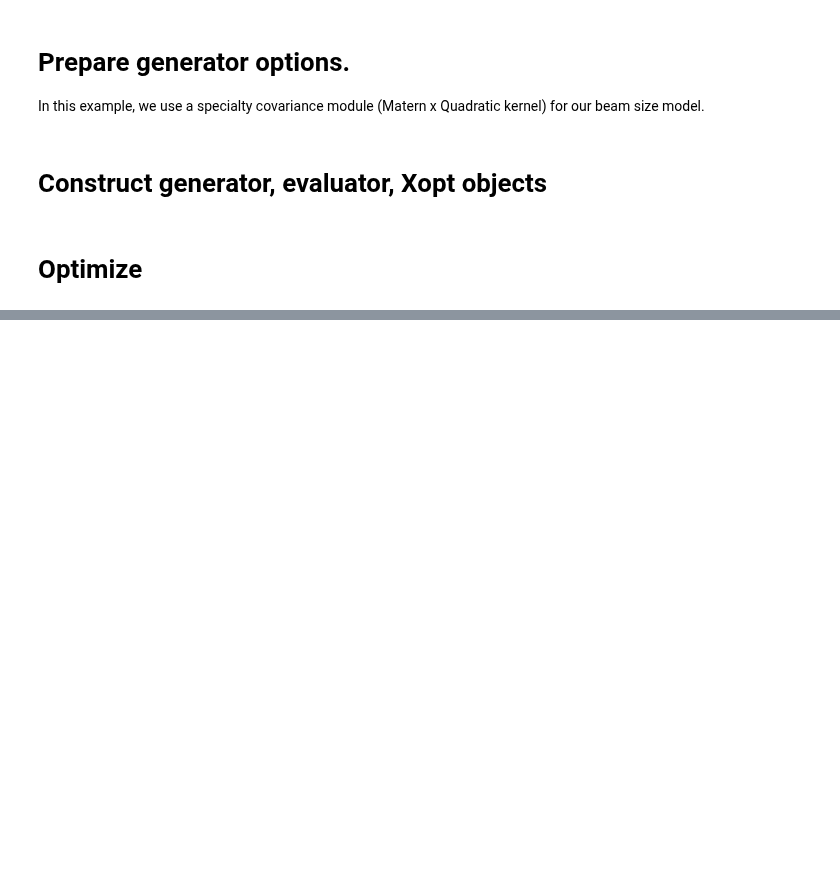
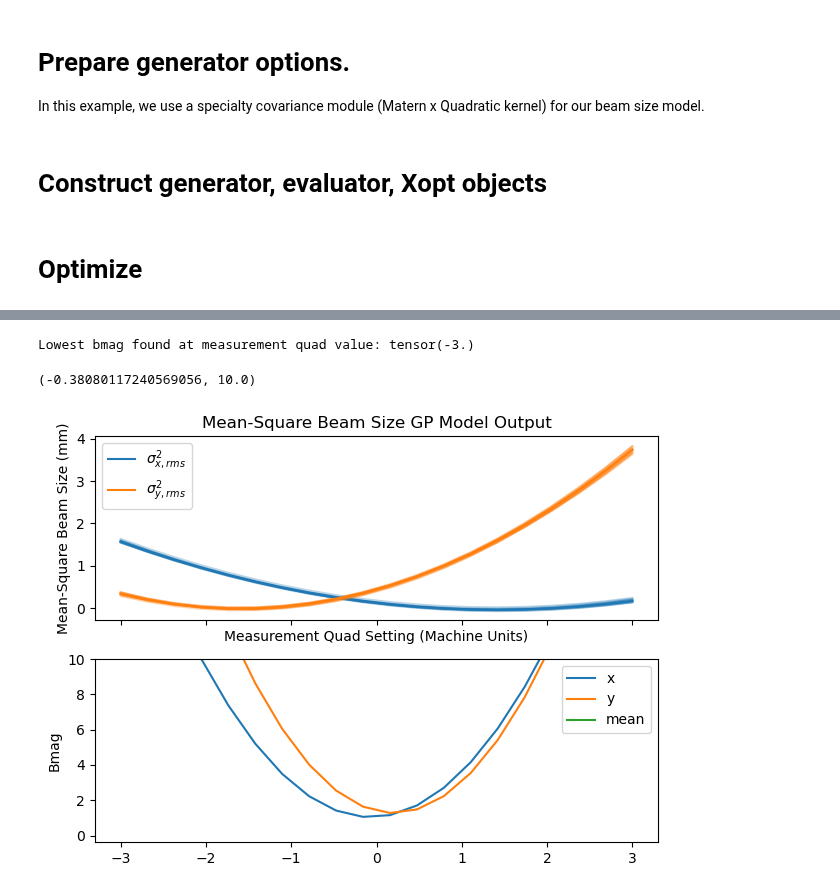
Before and after one commit to roussel-ryan/emitopt, a Jupyter notebook: examples/bax-emittance-xy-minimization-toy-model-THINQUAD.ipynb, the cells around one changed output, grey strips where cells are left out. Drawn from its saved outputs; the diff is of its cells as text; code cells hidden in the pictures; blank space fills up the shorter version.

```diff
--- a/examples/bax-emittance-xy-minimization-toy-model-THINQUAD.ipynb
+++ b/examples/bax-emittance-xy-minimization-toy-model-THINQUAD.ipynb
@@ -413,4 +425,8 @@ fig, axs = plot_virtual_emittance(optimizer, reference_point, dim='xy', n_sample
 # %%
 from emitopt.visualize import plot_virtual_measurement_scan
-fig, ax, best_q = plot_virtual_measurement_scan(optimizer, reference_point, n_samples=100)
+fig, ax, best_q = plot_virtual_measurement_scan(optimizer, reference_point, n_samples=10)
 ax[1].set_ylim(top=10)
+# %% [output]
+Lowest bmag found at measurement quad value: tensor(-3.)
+(-0.38080117240569056, 10.0)
+[figure, added]
```
Also changed, not shown: parts of 14 cells of this notebook, 4 other files.
